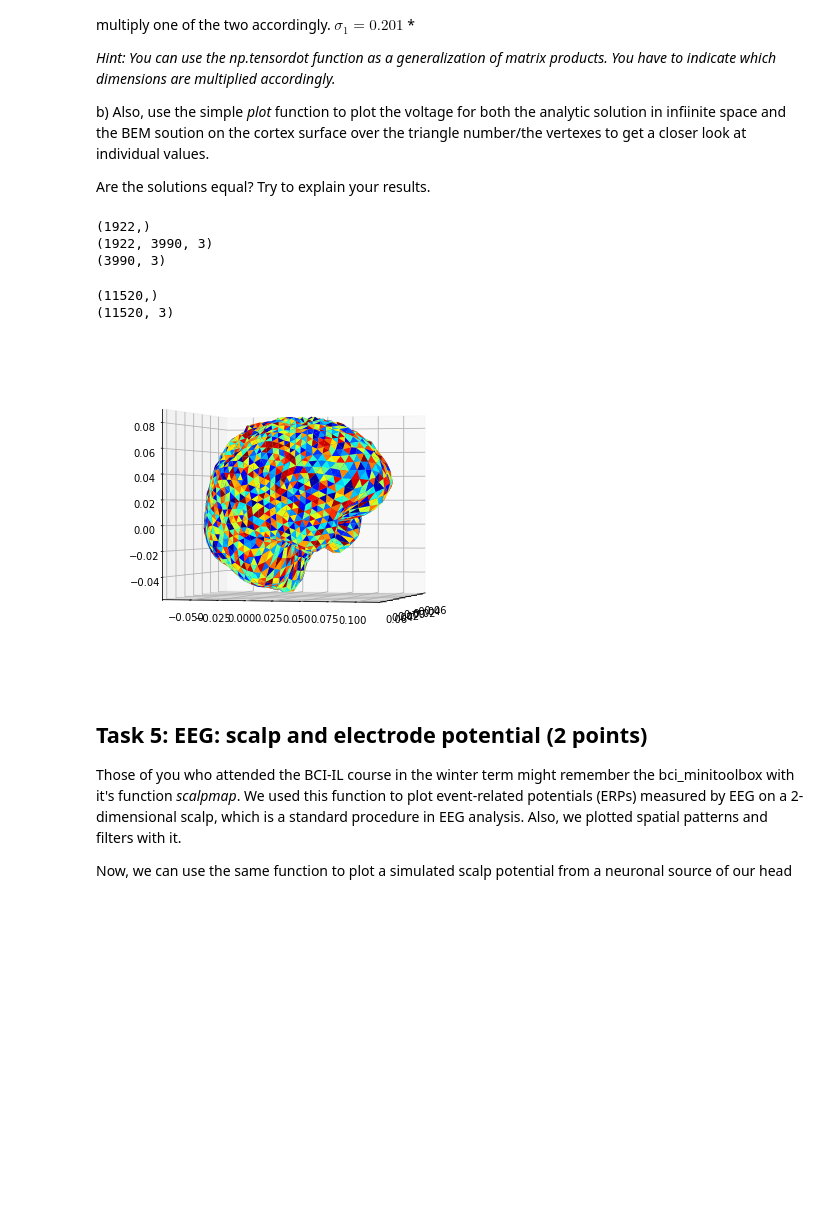
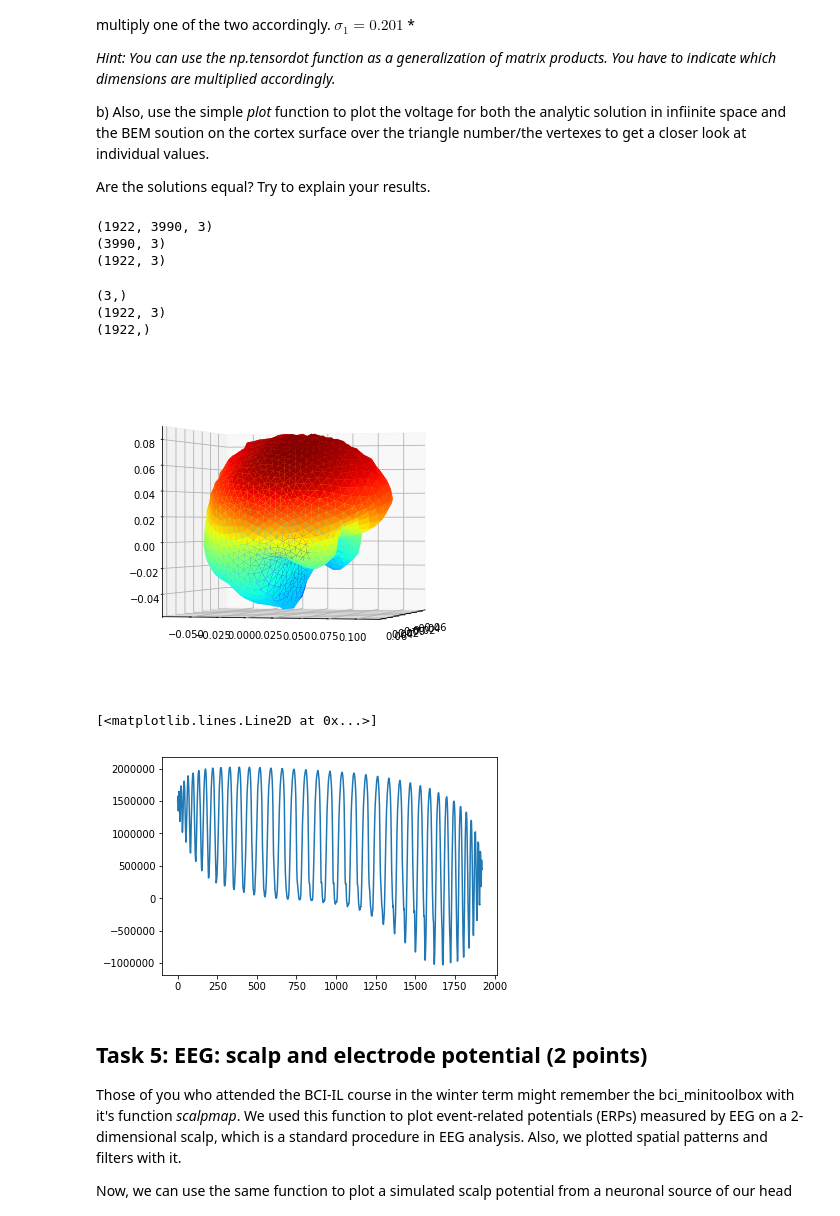
Before and after one commit to Klavaro/mlpy, a Jupyter notebook: Exercise4.ipynb, the cells around one changed output. Saved outputs shown, nothing was run; the diff lists cells and outputs as text; code cells hidden in the pictures; blank space fills up the shorter version.

```diff
--- a/Exercise4.ipynb
+++ b/Exercise4.ipynb
@@ -223,13 +241,13 @@ b) Also, use the simple *plot* function to plot the voltage for both the analyti
 
 Are the solutions equal? Try to explain your results.
 # %%
-def phi_dip(r, p, r_0=None):
+def phi_dip(p,r, r_0=None):
     r=np.array(r)
     p=np.array(p)
     if r_0 is not None:
         r_0=np.array(r_0)
         r=(r.T-r_0).T
-    return 1/(4*np.pi*constants.epsilon_0)*(np.tensordot(p,r,1))/np.power(np.linalg.norm(r,axis=0),3)
+    return 1/(4*np.pi*constants.epsilon_0)*(np.tensordot(r,p,1))/np.power(np.linalg.norm(r,axis=1),3)
 
 
 pos1=np.load('bnd4_pos1.npy')
@@ -245,47 +263,60 @@ cortex2dsm=np.load('cortex2dsm.npy')
 gridpos=np.load('gridpos.npy')
 pos1=np.load('bnd4_pos1.npy')
 tri1=np.load('bnd4_tri1.npy')
-lel=np.tensordot(cortex2dsm,gridpos,axes=2)
-lel=lel*0.201
-print(lel.shape)
+
+
+
 print(cortex2dsm.shape)
 print(gridpos.shape)
+print(pos1.shape)
 
 NoTri=tri1.shape[0]
 NoPnt=pos1.shape[0]
 # %% [output]
-(1922,)
 (1922, 3990, 3)
 (3990, 3)
+(1922, 3)
 # %%
 #this is an example, how to plot colored triangles (there is also other ways):
-#phis=np.random.rand(tri1.shape[0])
-phis
+phis=np.random.rand(tri1.shape[0])
 mappy=plt.cm.ScalarMappable(cmap=plt.cm.jet)
-mappy.set_clim([0,1])
+#mappy.set_clim([0,1])
 mappy.set_array([])
+p=np.array([1,0,1])
+gpos=np.full((len(pos1),len(pos1[0])),gridpos[100])
 
-coor1=tri1.copy()
-coor1=np.array(coor1)
-n=tri1.shape[1]*tri1.shape[0]
-coor1=np.reshape(coor1,n)
 
-asd=[]
+print(p.shape)
+print(cortex2dsm[:,100,:].shape)
+print(np.tensordot(cortex2dsm[:,100,:],p,1).shape)
 
-print(coor1.shape)
-for i in range(coor1.shape[0]):
-    asd.append(pos1[coor1[i]])
-asd=np.array(asd)
-print(asd.shape)
+
+sdf=phi_dip(p,cortex2dsm[:,100,:],r_0=gpos.T)
+
+col=np.zeros((len(tri1)))
+for i in range(len(tri1)):
+    a=0
+    for j in range(len(tri1[1])):
+        a+=sdf[tri1[i,j]]
+    col[i]=a/3
+
+mappy.set_clim([np.amin(col),np.amax(col)])
 fig = plt.figure(figsize=[15,6])
 ax = fig.add_subplot(121, projection='3d')
 trisufplt=ax.plot_trisurf(pos1[:,0],pos1[:,1],pos1[:,2],triangles=tri1)#this line needs to be completed
-trisufplt.set_facecolors(mappy.to_rgba(phis))
+trisufplt.set_facecolors(mappy.to_rgba(col))
 ax.view_init(elev=0, azim=15)
+
+
+plt.show()
+plt.plot(np.arange(len(sdf)),sdf)
 # %% [output]
-(11520,)
-(11520, 3)
+(3,)
+(1922, 3)
+(1922,)
-[figure, old version]
+[figure, new version]
+[<matplotlib.lines.Line2D at 0x...>]
+[figure, added]
 # %% [markdown]
 ## Task 5: EEG: scalp and electrode potential  (2 points)
 
```
Also changed, not shown: parts of 3 cells of this notebook.
